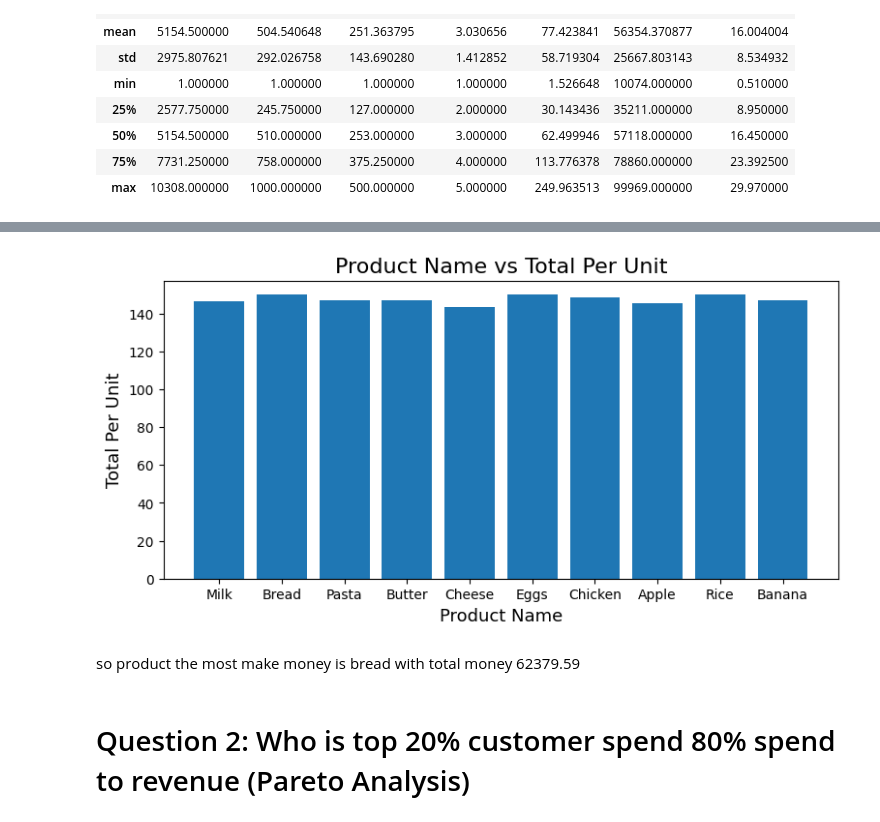
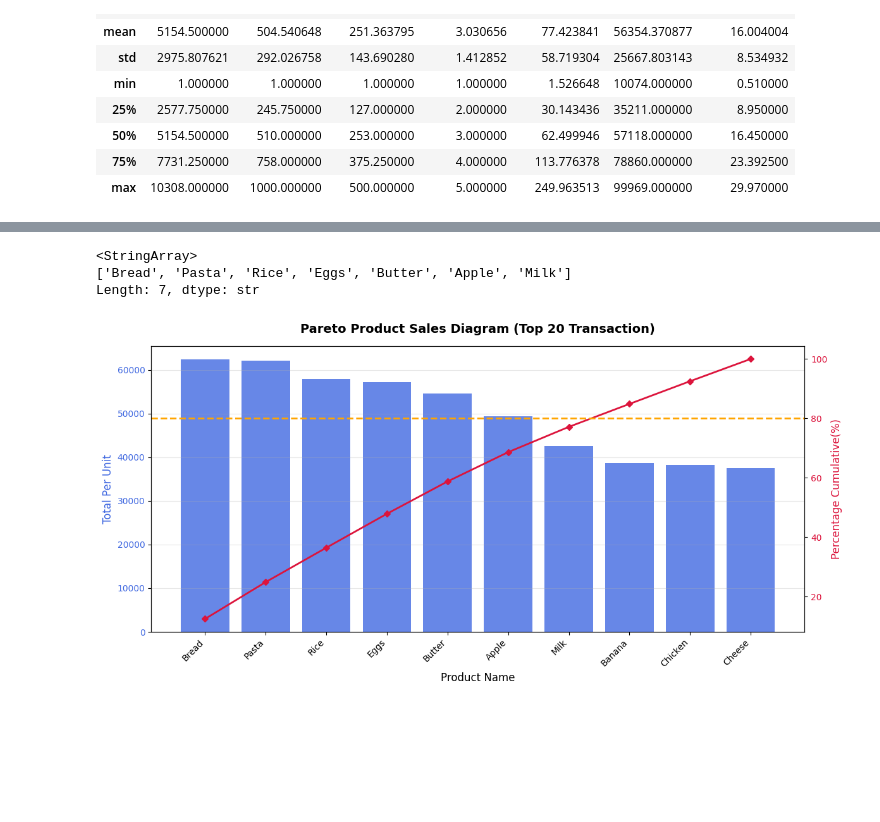
Before and after one commit to Rafsen-cell/GCI-World-2026, a Jupyter notebook: retail_costumer_value_&_performance_analysis.ipynb, the cells around one changed output, grey strips where cells are left out. Cells and saved outputs as stored; diff of their text form; code cells hidden in the pictures; blank space fills up the shorter version.

Commit message:
Update CRM analysis Q1

```diff
--- a/retail_costumer_value_&_performance_analysis.ipynb
+++ b/retail_costumer_value_&_performance_analysis.ipynb
@@ -145,6 +145,7 @@ df_tp = df_final.copy()
 # %%
+# display descending revenue_per_unit
 df_tp['total_per_unit'] = df_tp['quantity'] * df_tp['price_per_unit']
-revenue_per_unit = df_tp.groupby('product_name')['total_per_unit'].sum().reset_index().sort_values(by='total_per_unit', ascending=False)
-revenue_per_unit
+df_order = df_tp.groupby('product_name')['total_per_unit'].sum().reset_index().sort_values(by='total_per_unit', ascending=False).reset_index(drop=True)
+df_order
 # %% [output]
 |  | product_name | total_per_unit |
@@ -160,0 +162,6 @@ revenue_per_unit
+# %%
+# count cumulative of money and precentage
+df_order['cum_money'] = df_order['total_per_unit'].cumsum()
+total_money = df_order['total_per_unit'].sum()
+df_order['cum_precentage'] = (df_order['cum_money'] / total_money) * 100
+df_order
@@ -161,17 +180,35 @@ revenue_per_unit
+# %%
+# take products that contribute up to the cumulative limit 80%
+df_pareto_80 = df_order[df_order['cum_precentage'] <= 80]
+
+# see unique product list that contribute 80%
+df_pareto_80['product_name'].unique()
+# %% [output]
+<StringArray>
+['Bread', 'Pasta', 'Rice', 'Eggs', 'Butter', 'Apple', 'Milk']
+Length: 7, dtype: str
 # %%
-plt.figure(figsize=(9, 4))
+fig, ax1 = plt.subplots(figsize=(12,6))
 
-plt.bar(df_tp['product_name'], df_tp['total_per_unit'])
+df_top = df_order.head(20)
 
-plt.title("Product Name vs Total Per Unit", fontsize=16)
-plt.xlabel("Product Name", fontsize=13)
-plt.ylabel("Total Per Unit", fontsize=13)
+ax1.bar(df_top['product_name'], df_top['total_per_unit'], color='royalblue', alpha=0.8)
+ax1.set_xlabel('Product Name', fontsize=12)
+ax1.set_ylabel('Total Per Unit', fontsize=12, color='royalblue')
+ax1.tick_params(axis='y', labelcolor='royalblue')
+ax1.set_xticklabels(df_top['product_name'], rotation=45, ha='right')
 
+ax2 = ax1.twinx()
+ax2.plot(df_top['product_name'], df_top['cum_precentage'],
+         color='crimson', marker='D', ms=5, linewidth=2)
+ax2.set_ylabel('Percentage Cumulative(%)', color='crimson', fontsize=12)
+ax2.tick_params(axis='y', labelcolor='crimson')
+ax2.axhline(80, color='orange', linestyle='--', linewidth=2, label='pareto 80%')
+
+plt.title('Pareto Product Sales Diagram (Top 20 Transaction)',
+          fontsize=14, fontweight='bold', pad=15)
+ax1.grid(True, axis='y', alpha=0.3)
+fig.tight_layout()
 plt.show()
 # %% [output]
-[figure, old version]
+[figure, new version]
-# %% [markdown]
-so product the most make money is bread
-with total money 62379.59
-# %% [markdown]
-# Question 2: Who is top 20% customer spend 80% spend to revenue (Pareto Analysis)
```
Also changed, not shown: parts of 12 cells of this notebook.
